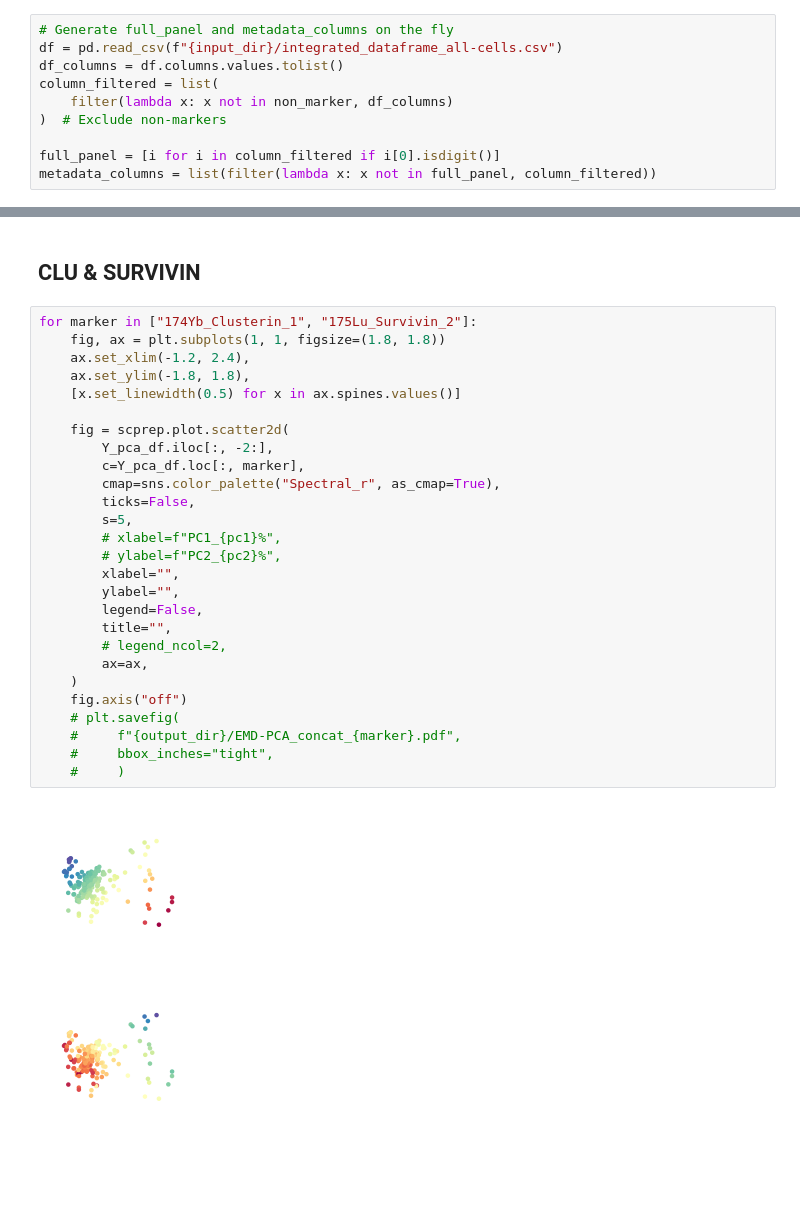
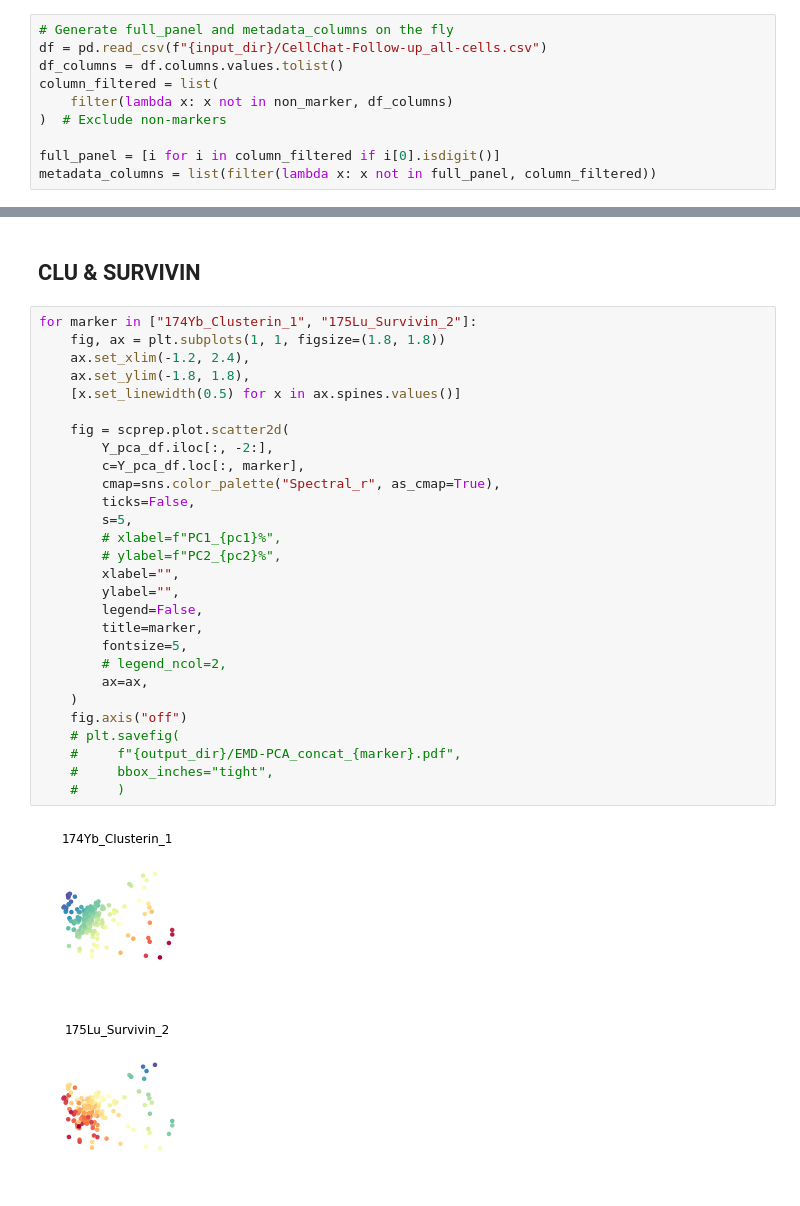
Before and after one commit to TAPE-Lab/Qin-CardosoRodriguez-et-al, a Jupyter notebook: Figure5-S5/CellChat Follow-up/cellchat-follow-up_fig-5-s5.ipynb, the cells around one changed output, grey strips where cells are left out. Cells and saved outputs as stored; diff of their text form; blank space fills up the shorter version.

Commit message:
CellChat Follow-up 2nd Pass

```diff
--- a/Figure5-S5/CellChat Follow-up/cellchat-follow-up_fig-5-s5.ipynb
+++ b/Figure5-S5/CellChat Follow-up/cellchat-follow-up_fig-5-s5.ipynb
@@ -79,6 +81,6 @@ output_dir = f"{base_dir}/output/emd"
 # %%
 # Generate full_panel and metadata_columns on the fly
-df = pd.read_csv(f"{input_dir}/integrated_dataframe_all-cells.csv")
+df = pd.read_csv(f"{input_dir}/CellChat-Follow-up_all-cells.csv")
 df_columns = df.columns.values.tolist()
 column_filtered = list(
     filter(lambda x: x not in non_marker, df_columns)
@@ -433,31 +435,32 @@ for facet in facets:
 # %%
 for marker in ["174Yb_Clusterin_1", "175Lu_Survivin_2"]:
     fig, ax = plt.subplots(1, 1, figsize=(1.8, 1.8))
     ax.set_xlim(-1.2, 2.4),
     ax.set_ylim(-1.8, 1.8),
     [x.set_linewidth(0.5) for x in ax.spines.values()]
 
     fig = scprep.plot.scatter2d(
         Y_pca_df.iloc[:, -2:],
         c=Y_pca_df.loc[:, marker],
         cmap=sns.color_palette("Spectral_r", as_cmap=True),
         ticks=False,
         s=5,
         # xlabel=f"PC1_{pc1}%",
         # ylabel=f"PC2_{pc2}%",
         xlabel="",
         ylabel="",
         legend=False,
-        title="",
+        title=marker,
+        fontsize=5,
         # legend_ncol=2,
         ax=ax,
     )
     fig.axis("off")
     # plt.savefig(
     #     f"{output_dir}/EMD-PCA_concat_{marker}.pdf",
     #     bbox_inches="tight",
     #     )
 # %% [output]
-[figure, old version]
+[figure, new version]
-[figure, old version]
+[figure, new version]
 [interactive output not drawn]
```
Also changed, not shown: parts of 4 cells of this notebook, 9 other files.
